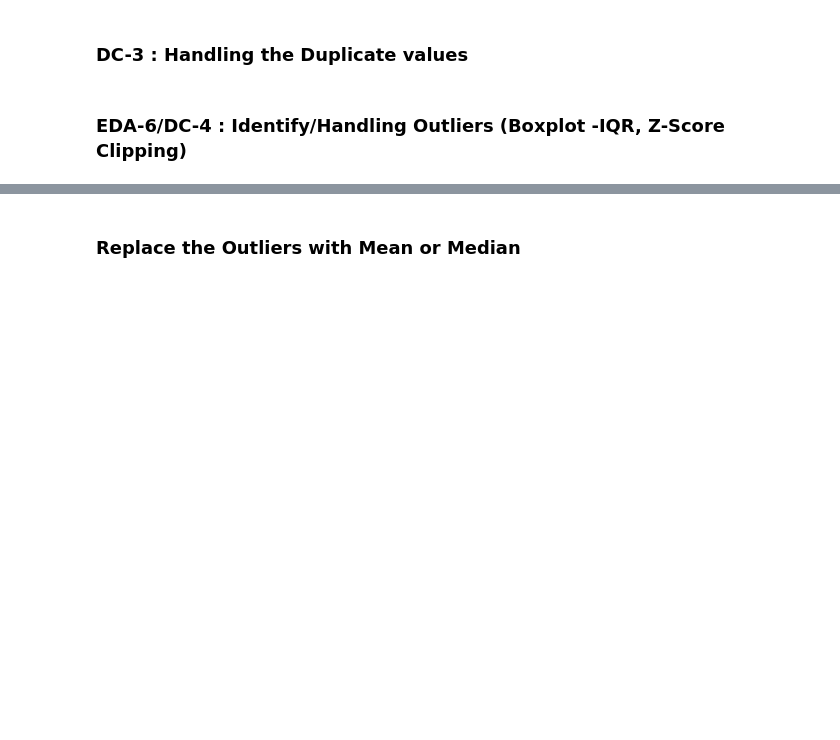
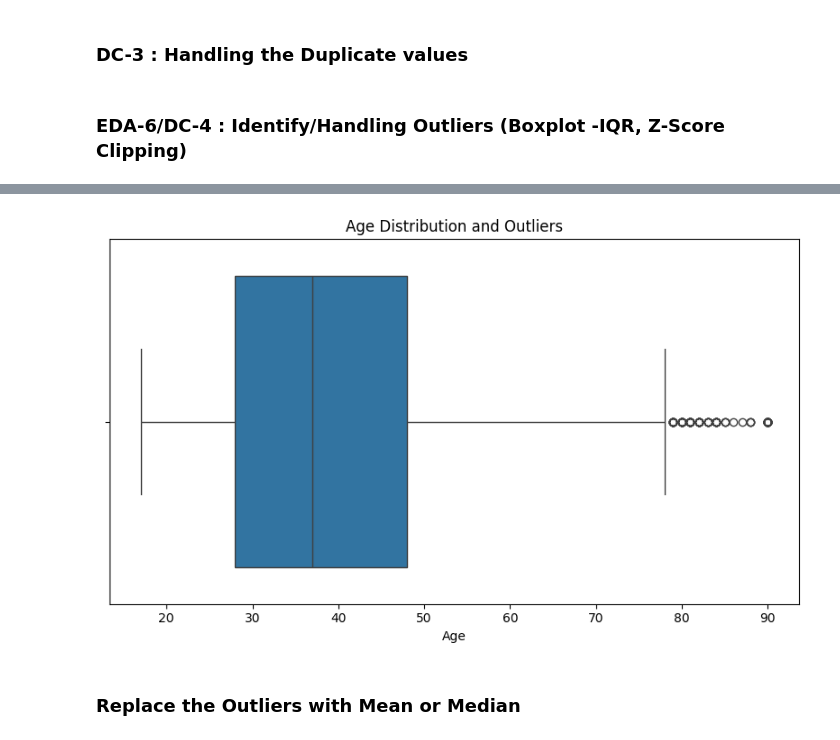
Before and after one commit to Chandrakiran462/python_project, a Jupyter notebook: DA_EDA.ipynb, the cells around one changed output, grey strips where cells are left out. Saved outputs shown, nothing was run; the diff lists cells and outputs as text; code cells hidden in the pictures; blank space fills up the shorter version.

```diff
--- a/DA_EDA.ipynb
+++ b/DA_EDA.ipynb
@@ -1005,3 +1061,27 @@ plt.show()
+# %%
+import matplotlib.pyplot as plt
+import seaborn as sns
+
+plt.figure(figsize=(8,5))
+
+sns.boxplot(
+    x=df['age']
+)
+
+plt.title('Age Distribution and Outliers')
+plt.xlabel('Age')
+
+plt.tight_layout()
+
+plt.savefig(
+    'chart3.png',
+    dpi=300,
+    bbox_inches='tight'
+)
+
+plt.show()
+# %% [output]
+[figure, added]
 # %%
 # Finding which records are actually Outliers and How many?
 Q1 = df.age.quantile(.25)
```
Also changed, not shown: parts of 3 cells of this notebook, 4 other files.
